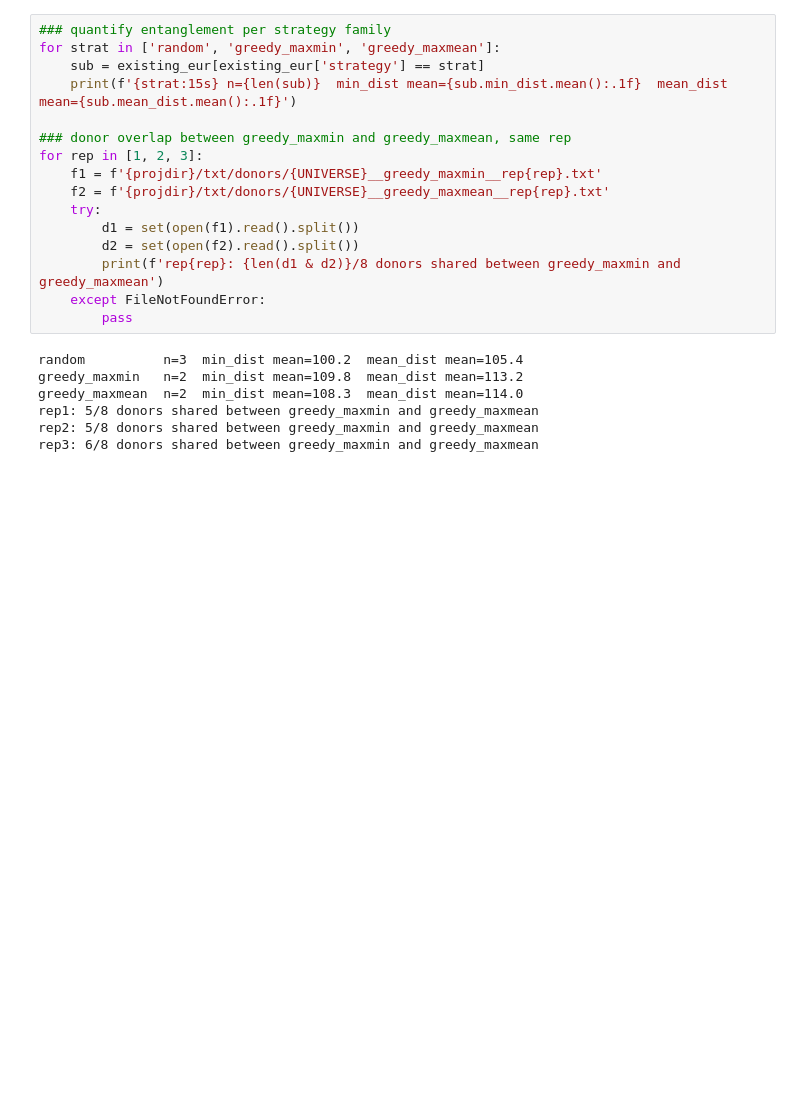
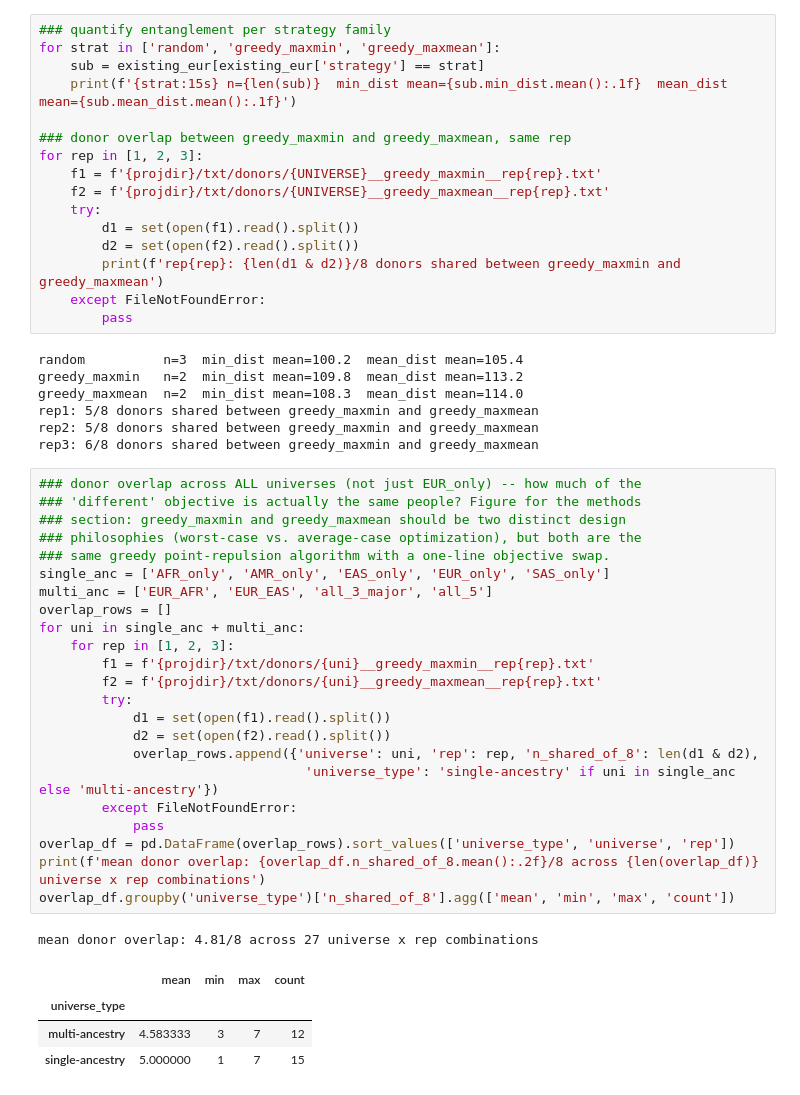
Before and after one commit to terencewtli/demux_pool_design, a Jupyter notebook: notebooks/ambisim/00_pool_geometry_qc.ipynb, the cells around one changed output. Cells and saved outputs as stored; diff of their text form; blank space fills up the shorter version.

```diff
--- a/notebooks/ambisim/00_pool_geometry_qc.ipynb
+++ b/notebooks/ambisim/00_pool_geometry_qc.ipynb
@@ -76,3 +76,32 @@ greedy_maxmean  n=2  min_dist mean=108.3  mean_dist mean=114.0
 rep1: 5/8 donors shared between greedy_maxmin and greedy_maxmean
 rep2: 5/8 donors shared between greedy_maxmin and greedy_maxmean
 rep3: 6/8 donors shared between greedy_maxmin and greedy_maxmean
+# %%
+### donor overlap across ALL universes (not just EUR_only) -- how much of the
+### 'different' objective is actually the same people? Figure for the methods
+### section: greedy_maxmin and greedy_maxmean should be two distinct design
+### philosophies (worst-case vs. average-case optimization), but both are the
+### same greedy point-repulsion algorithm with a one-line objective swap.
+single_anc = ['AFR_only', 'AMR_only', 'EAS_only', 'EUR_only', 'SAS_only']
+multi_anc = ['EUR_AFR', 'EUR_EAS', 'all_3_major', 'all_5']
+overlap_rows = []
+for uni in single_anc + multi_anc:
+    for rep in [1, 2, 3]:
+        f1 = f'{projdir}/txt/donors/{uni}__greedy_maxmin__rep{rep}.txt'
+        f2 = f'{projdir}/txt/donors/{uni}__greedy_maxmean__rep{rep}.txt'
+        try:
+            d1 = set(open(f1).read().split())
+            d2 = set(open(f2).read().split())
+            overlap_rows.append({'universe': uni, 'rep': rep, 'n_shared_of_8': len(d1 & d2),
+                                  'universe_type': 'single-ancestry' if uni in single_anc else 'multi-ancestry'})
+        except FileNotFoundError:
+            pass
+overlap_df = pd.DataFrame(overlap_rows).sort_values(['universe_type', 'universe', 'rep'])
+print(f'mean donor overlap: {overlap_df.n_shared_of_8.mean():.2f}/8 across {len(overlap_df)} universe x rep combinations')
+overlap_df.groupby('universe_type')['n_shared_of_8'].agg(['mean', 'min', 'max', 'count'])
+# %% [output]
+mean donor overlap: 4.81/8 across 27 universe x rep combinations
+|  | mean | min | max | count |
+| universe_type |  |  |  |  |
+| multi-ancestry | 4.583333 | 3 | 7 | 12 |
+| single-ancestry | 5.000000 | 1 | 7 | 15 |
```
Also changed, not shown: parts of 10 cells of this notebook, 4 other files.
